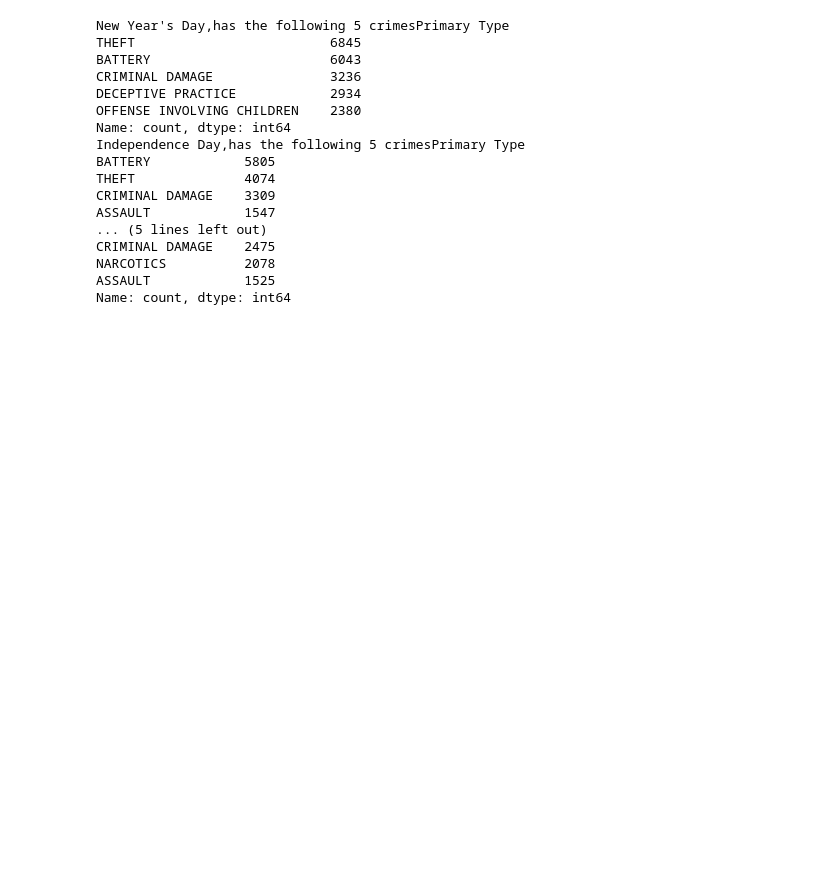
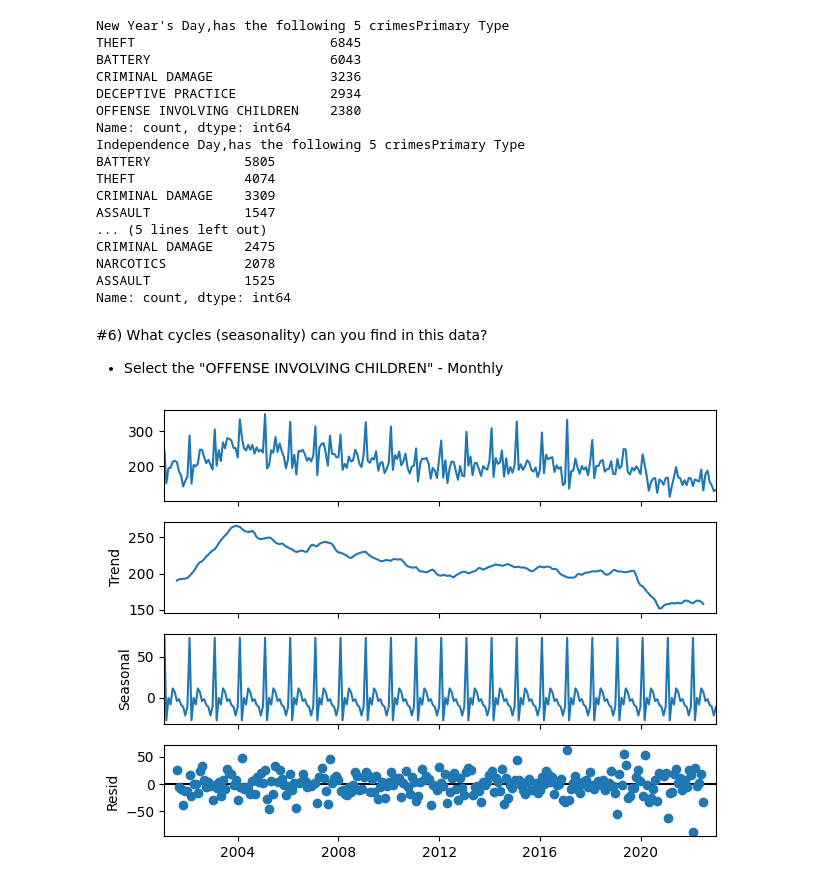
Before and after one commit to Hibashanti/Time-Series-Analysis, a Jupyter notebook: Chicago_Crimes_Core.ipynb, the cells around one changed output. Drawn from its saved outputs; the diff is of its cells as text; code cells hidden in the pictures; blank space fills up the shorter version.

```diff
--- a/Chicago_Crimes_Core.ipynb
+++ b/Chicago_Crimes_Core.ipynb
@@ -415,3 +418,16 @@ CRIMINAL DAMAGE    2475
 NARCOTICS          2078
 ASSAULT            1525
 Name: count, dtype: int64
+# %% [markdown]
+#6) What cycles (seasonality) can you find in this data?
+ - Select the "OFFENSE INVOLVING CHILDREN" - Monthly
+# %%
+# Resample the OFFENSE INVOLVING CHILDREN crime monthly
+oic=df[df["Primary Type"] == "OFFENSE INVOLVING CHILDREN"]
+oic_monthly=oic.resample("ME").size()
+# %%
+# Check for seasonality in the data
+decompose=tsa.seasonal_decompose(oic_monthly)
+fig=decompose.plot()
+# %% [output]
+[figure, added]
```
Also changed, not shown: parts of 6 cells of this notebook.
